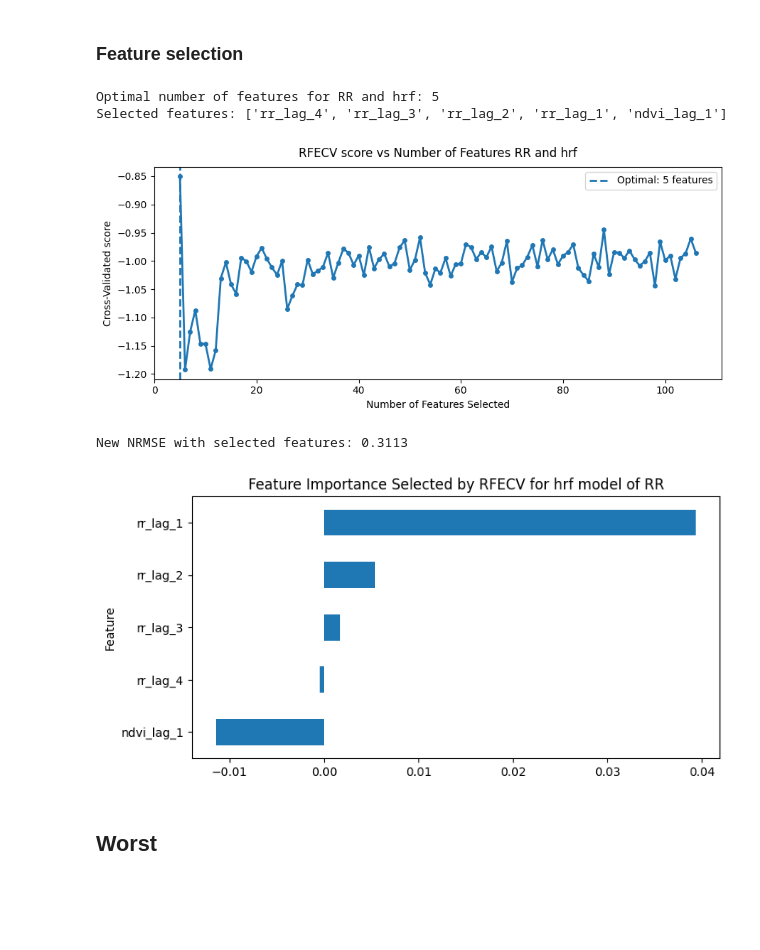
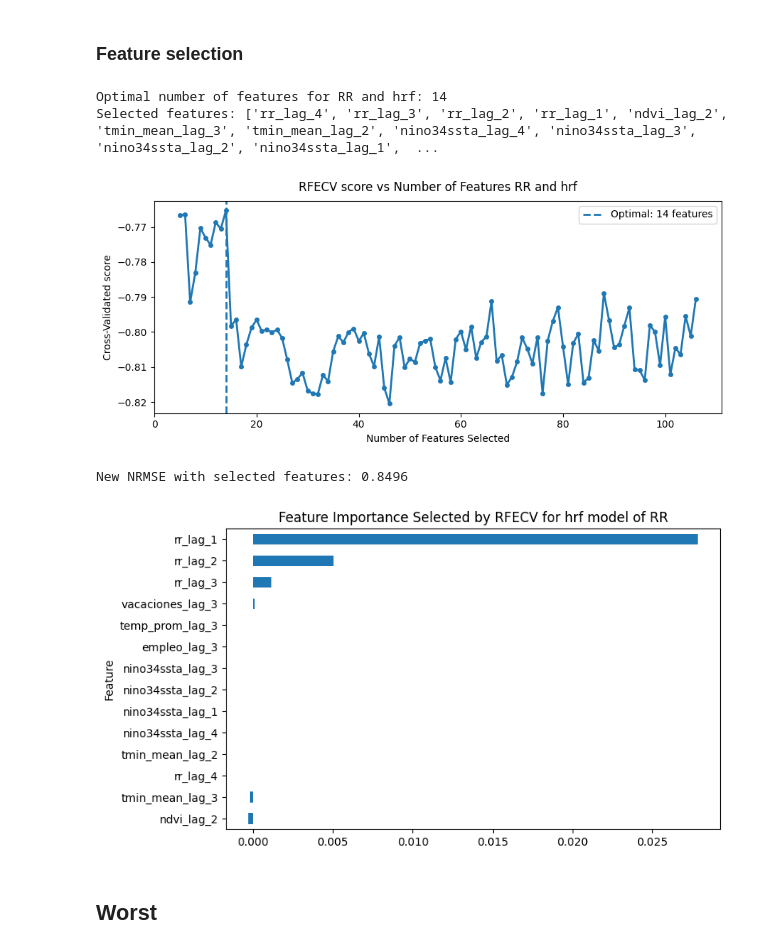
Before and after one commit to artisticlimon/dengue-model, a Jupyter notebook: models/model_scripts/models_for_each_canton.ipynb, the cells around one changed output. Saved outputs shown, nothing was run; the diff lists cells and outputs as text; code cells hidden in the pictures; blank space fills up the shorter version.

```diff
--- a/models/model_scripts/models_for_each_canton.ipynb
+++ b/models/model_scripts/models_for_each_canton.ipynb
@@ -1379,13 +1009,13 @@ best_hrf.var_importance(X_test, y_test, "hrf", repeats = 100, var = "RR")
 ### Feature selection
 # %%
 X_combined, y_combined, X_train, X_test, y_test, test, pds, epsilon = best_hrf.partition()
-best_hrf.rfecv_selection("hrf", X_combined, y_combined, X_test, y_test, pds, repeats = 100, var = "RR")
+best_hrf.rfecv_selection("hrf", X_combined, y_combined, X_test, y_test, pds,  epsilon, repeats = 100, var = "RR")
 # %% [output]
-Optimal number of features for RR and hrf: 5
-Selected features: ['rr_lag_4', 'rr_lag_3', 'rr_lag_2', 'rr_lag_1', 'ndvi_lag_1']
+Optimal number of features for RR and hrf: 14
+Selected features: ['rr_lag_4', 'rr_lag_3', 'rr_lag_2', 'rr_lag_1', 'ndvi_lag_2', 'tmin_mean_lag_3', 'tmin_mean_lag_2', 'nino34ssta_lag_4', 'nino34ssta_lag_3', 'nino34ssta_lag_2', 'nino34ssta_lag_1',  ...
-[figure, old version]
+[figure, new version]
-New NRMSE with selected features: 0.3113
+New NRMSE with selected features: 0.8496
-[figure, old version]
+[figure, new version]
 # %% [markdown]
 ## Worst
 # %%
```
Also changed, not shown: parts of 61 cells of this notebook.
